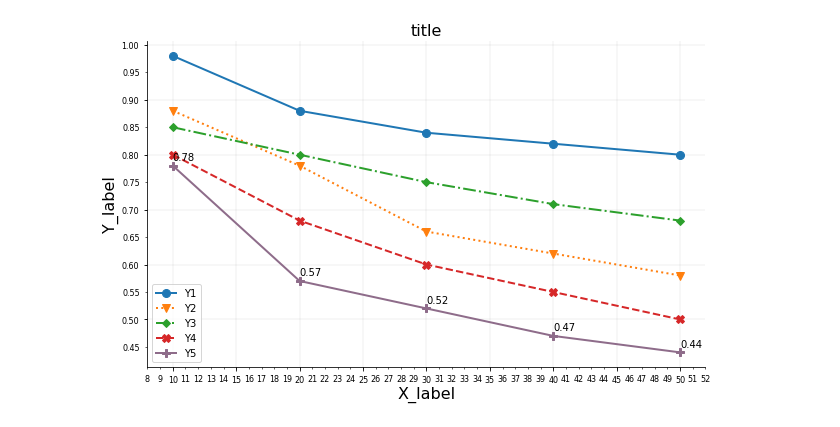
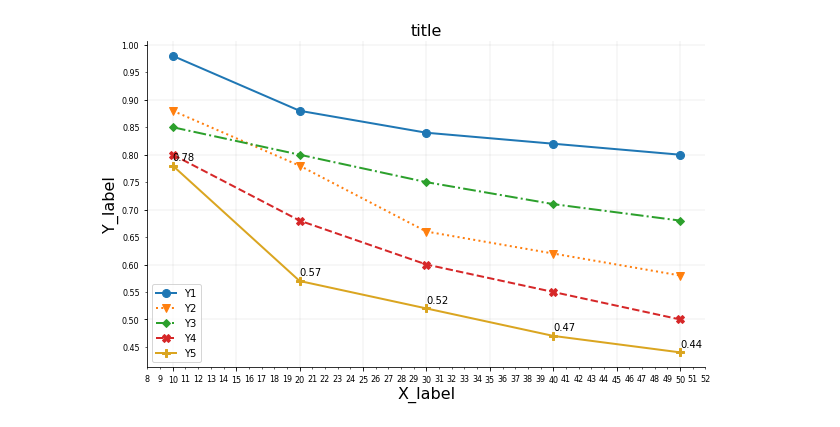
Before and after one commit to myang29/Diagram-Template, a Jupyter notebook: line_chart_matplotlib.ipynb, the cells around one changed output. Saved outputs shown, nothing was run; the diff lists cells and outputs as text; code cells hidden in the pictures.

Commit message:
line color"

```diff
--- a/line_chart_matplotlib.ipynb
+++ b/line_chart_matplotlib.ipynb
@@ -37,7 +37,7 @@ plt.plot('X', 'Y1', data=df, marker='o', markersize=8, linestyle='-', linewidth=
 plt.plot('X', 'Y2', data=df, marker='v', markersize=8, linestyle=':', linewidth=LineWidth)
 plt.plot('X', 'Y3', data=df, marker='D', markersize=6, linestyle='-.', linewidth=LineWidth)
 plt.plot('X', 'Y4', data=df, marker='X', markersize=8, linestyle='--', linewidth=LineWidth)
-plt.plot('X', 'Y5', data=df, marker='P', markersize=8, linestyle='-', linewidth=LineWidth, color='#8E6C8A')
+plt.plot('X', 'Y5', data=df, marker='P', markersize=8, linestyle='-', linewidth=LineWidth, color='goldenrod')
 # marker type: see https://matplotlib.org/api/markers_api.html
 # all possible line dash:'-',':', '-.', '--'
 
@@ -79,31 +79,31 @@ majorLocator = MultipleLocator(0.1)
 majorFormatter = FormatStrFormatter('%.2f')
 minorLocator = MultipleLocator(0.05)
 ax.yaxis.set_major_locator(majorLocator)
 ax.yaxis.set_minor_locator(minorLocator)
 ax.yaxis.set_major_formatter(majorFormatter)
 ax.yaxis.set_minor_formatter(FuncFormatter(y_minor_tick))
 ax.tick_params(axis='both', which='major', labelsize=float(cf['ticks']['labelsize']), pad = float(cf['ticks']['pad']))
 ax.tick_params(axis='both', which='minor', labelsize=float(cf['ticks']['labelsize']), pad = float(cf['ticks']['pad']))
 
 
 # present number on graph
 for x,y in zip(df['X'].values.tolist(),df['Y5'].values.tolist()):
     plt.text(x, y+0.01, str(round(y,2)), color = cf['DEFAULT']['fontcolor'])
 
 
 # removing top and right borders
 ax.spines['top'].set_visible(False)
 ax.spines['right'].set_visible(False)
 
 
 # background grid setting
 ax.xaxis.grid(color ='grey', linewidth=float(cf['grid']['linewidth']), alpha=float(cf['grid']['alpha'])) # alpha: soft color
 ax.yaxis.grid(color ='grey', linewidth=float(cf['grid']['linewidth']), alpha=float(cf['grid']['alpha'])) # alpha: soft color
 
 plt.legend(ncol=int(cf['legend']['ncol']), loc=cf['legend']['location'])
 
 # save plot as png file
 plt.savefig('line chart.png') # save plot as png
 plt.show()
 # %% [output]
-[figure, old version]
+[figure, new version]
```
Also changed, not shown: 1 other file.
